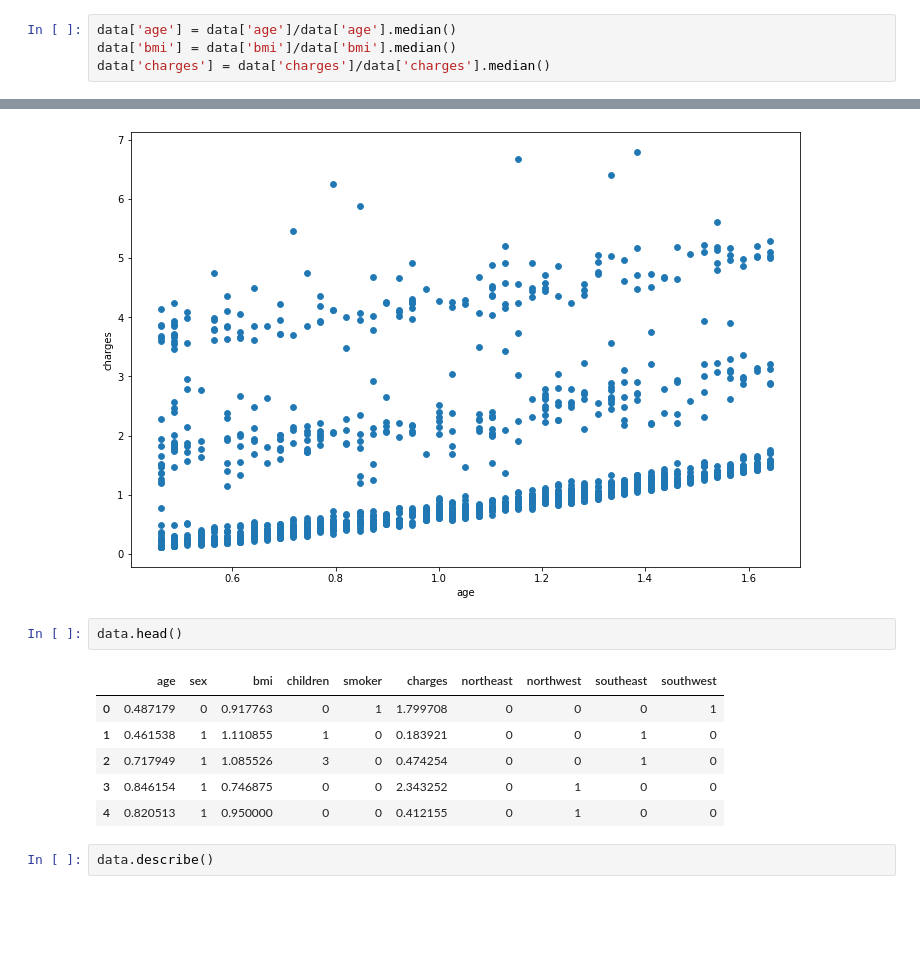
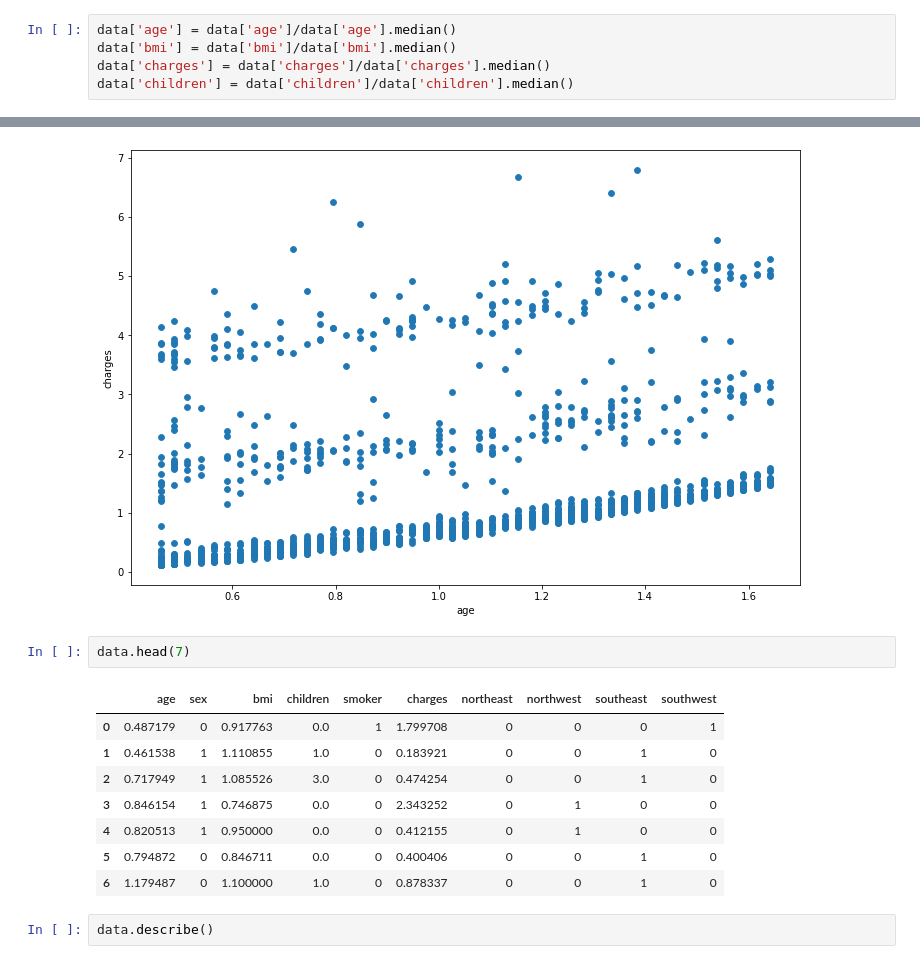
Before and after one commit to Igetsuga/cs, a Jupyter notebook: IDA-practice-5/solution.ipynb, the cells around one changed output, grey strips where cells are left out. Drawn from its saved outputs; the diff is of its cells as text; blank space fills up the shorter version.

```diff
--- a/IDA-practice-5/solution.ipynb
+++ b/IDA-practice-5/solution.ipynb
@@ -239,6 +249,7 @@ array([[-1.43876426, -0.45332   ,  0.2985838 ],
 data['age'] = data['age']/data['age'].median()
 data['bmi'] = data['bmi']/data['bmi'].median()
 data['charges'] = data['charges']/data['charges'].median()
+data['children'] = data['children']/data['children'].median()
 # %%
 plt.figure(figsize=(12,8))
 plt.scatter(data.age, data.bmi, linewidth=0.8)
@@ -258,14 +269,16 @@ plt.ylabel('charges')
 Text(0, 0.5, 'charges')
 [figure]
 # %%
-data.head()
+data.head(7)
 # %% [output]
 |  | age | sex | bmi | children | smoker | charges | northeast | northwest | southeast | southwest |
-| 0 | 0.487179 | 0 | 0.917763 | 0 | 1 | 1.799708 | 0 | 0 | 0 | 1 |
-| 1 | 0.461538 | 1 | 1.110855 | 1 | 0 | 0.183921 | 0 | 0 | 1 | 0 |
-| 2 | 0.717949 | 1 | 1.085526 | 3 | 0 | 0.474254 | 0 | 0 | 1 | 0 |
-| 3 | 0.846154 | 1 | 0.746875 | 0 | 0 | 2.343252 | 0 | 1 | 0 | 0 |
-| 4 | 0.820513 | 1 | 0.950000 | 0 | 0 | 0.412155 | 0 | 1 | 0 | 0 |
+| 0 | 0.487179 | 0 | 0.917763 | 0.0 | 1 | 1.799708 | 0 | 0 | 0 | 1 |
+| 1 | 0.461538 | 1 | 1.110855 | 1.0 | 0 | 0.183921 | 0 | 0 | 1 | 0 |
+| 2 | 0.717949 | 1 | 1.085526 | 3.0 | 0 | 0.474254 | 0 | 0 | 1 | 0 |
+| 3 | 0.846154 | 1 | 0.746875 | 0.0 | 0 | 2.343252 | 0 | 1 | 0 | 0 |
+| 4 | 0.820513 | 1 | 0.950000 | 0.0 | 0 | 0.412155 | 0 | 1 | 0 | 0 |
+| 5 | 0.794872 | 0 | 0.846711 | 0.0 | 0 | 0.400406 | 0 | 0 | 1 | 0 |
+| 6 | 1.179487 | 0 | 1.100000 | 1.0 | 0 | 0.878337 | 0 | 0 | 1 | 0 |
 # %%
 data.describe()
 # %% [output]
```
Also changed, not shown: parts of 11 cells of this notebook, 10 other files.
